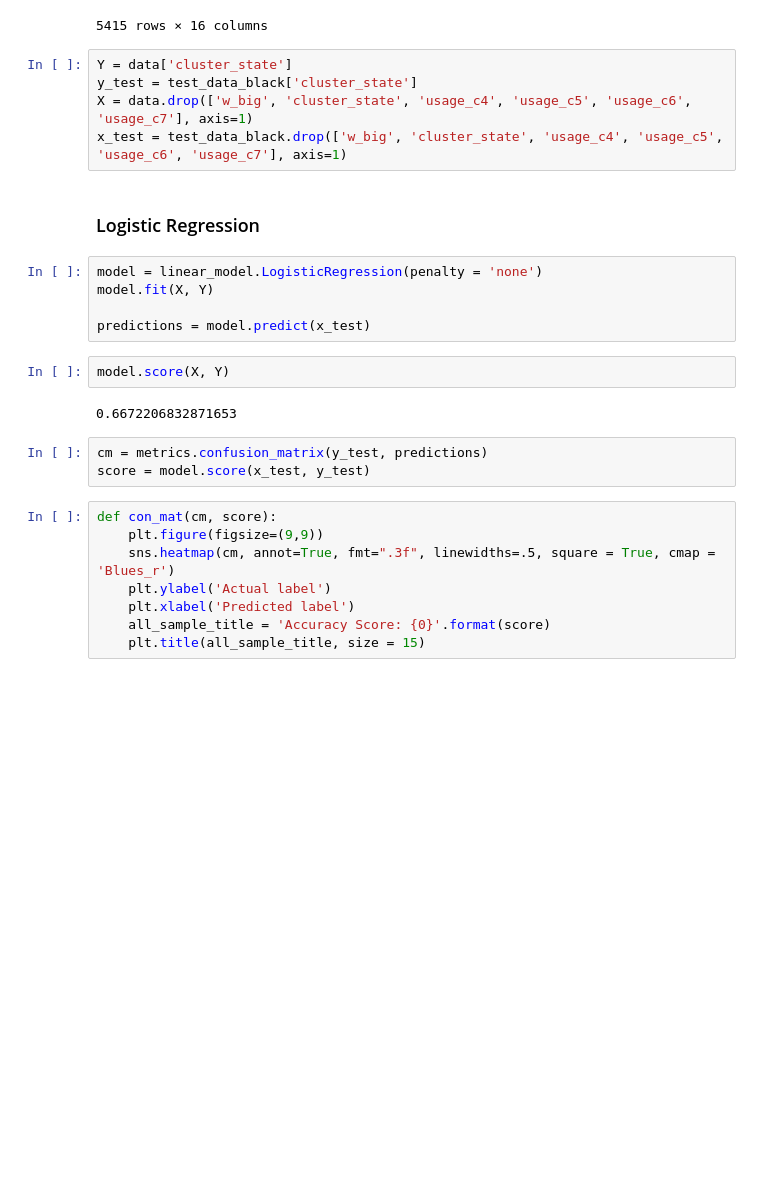
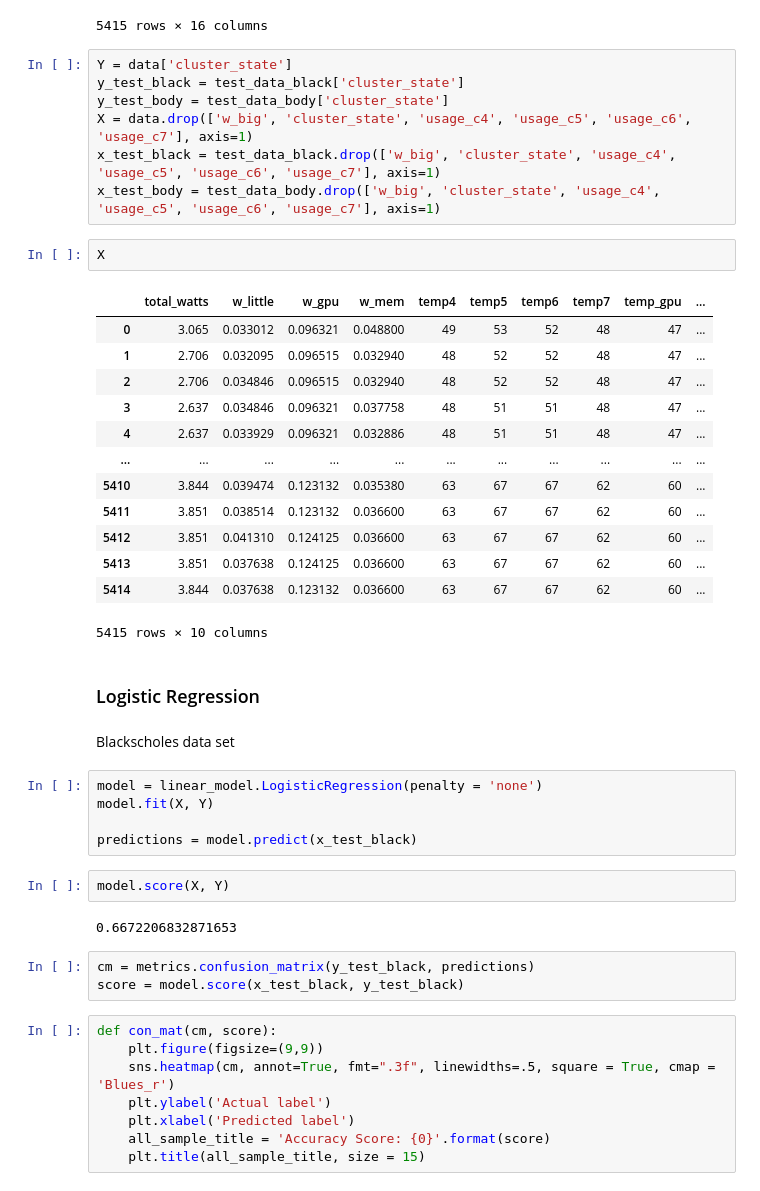
Before and after one commit to ajleo899/EE379KEdgeAI, a Jupyter notebook: hw2/p2q1.ipynb, the cells around one changed output. Saved outputs shown, nothing was run; the diff lists cells and outputs as text; blank space fills up the shorter version.

```diff
--- a/hw2/p2q1.ipynb
+++ b/hw2/p2q1.ipynb
@@ -51,23 +53,43 @@ data
 5415 rows × 16 columns
 # %%
 Y = data['cluster_state']
-y_test = test_data_black['cluster_state']
+y_test_black = test_data_black['cluster_state']
+y_test_body = test_data_body['cluster_state']
 X = data.drop(['w_big', 'cluster_state', 'usage_c4', 'usage_c5', 'usage_c6', 'usage_c7'], axis=1)
-x_test = test_data_black.drop(['w_big', 'cluster_state', 'usage_c4', 'usage_c5', 'usage_c6', 'usage_c7'], axis=1)
+x_test_black = test_data_black.drop(['w_big', 'cluster_state', 'usage_c4', 'usage_c5', 'usage_c6', 'usage_c7'], axis=1)
+x_test_body = test_data_body.drop(['w_big', 'cluster_state', 'usage_c4', 'usage_c5', 'usage_c6', 'usage_c7'], axis=1)
+# %%
+X
+# %% [output]
+|  | total_watts | w_little | w_gpu | w_mem | temp4 | temp5 | temp6 | temp7 | temp_gpu | ... |
+| 0 | 3.065 | 0.033012 | 0.096321 | 0.048800 | 49 | 53 | 52 | 48 | 47 | ... |
+| 1 | 2.706 | 0.032095 | 0.096515 | 0.032940 | 48 | 52 | 52 | 48 | 47 | ... |
+| 2 | 2.706 | 0.034846 | 0.096515 | 0.032940 | 48 | 52 | 52 | 48 | 47 | ... |
+| 3 | 2.637 | 0.034846 | 0.096321 | 0.037758 | 48 | 51 | 51 | 48 | 47 | ... |
+| 4 | 2.637 | 0.033929 | 0.096321 | 0.032886 | 48 | 51 | 51 | 48 | 47 | ... |
+| ... | ... | ... | ... | ... | ... | ... | ... | ... | ... | ... |
+| 5410 | 3.844 | 0.039474 | 0.123132 | 0.035380 | 63 | 67 | 67 | 62 | 60 | ... |
+| 5411 | 3.851 | 0.038514 | 0.123132 | 0.036600 | 63 | 67 | 67 | 62 | 60 | ... |
+| 5412 | 3.851 | 0.041310 | 0.124125 | 0.036600 | 63 | 67 | 67 | 62 | 60 | ... |
+| 5413 | 3.851 | 0.037638 | 0.124125 | 0.036600 | 63 | 67 | 67 | 62 | 60 | ... |
+| 5414 | 3.844 | 0.037638 | 0.123132 | 0.036600 | 63 | 67 | 67 | 62 | 60 | ... |
+5415 rows × 10 columns
 # %% [markdown]
 ### Logistic Regression
+# %% [markdown]
+Blackscholes data set
 # %%
 model = linear_model.LogisticRegression(penalty = 'none')
 model.fit(X, Y)
 
-predictions = model.predict(x_test)
+predictions = model.predict(x_test_black)
 # %%
 model.score(X, Y)
 # %% [output]
 0.6672206832871653
 # %%
-cm = metrics.confusion_matrix(y_test, predictions)
-score = model.score(x_test, y_test)
+cm = metrics.confusion_matrix(y_test_black, predictions)
+score = model.score(x_test_black, y_test_black)
 # %%
 def con_mat(cm, score):
     plt.figure(figsize=(9,9))
```
Also changed, not shown: parts of 12 cells of this notebook.
